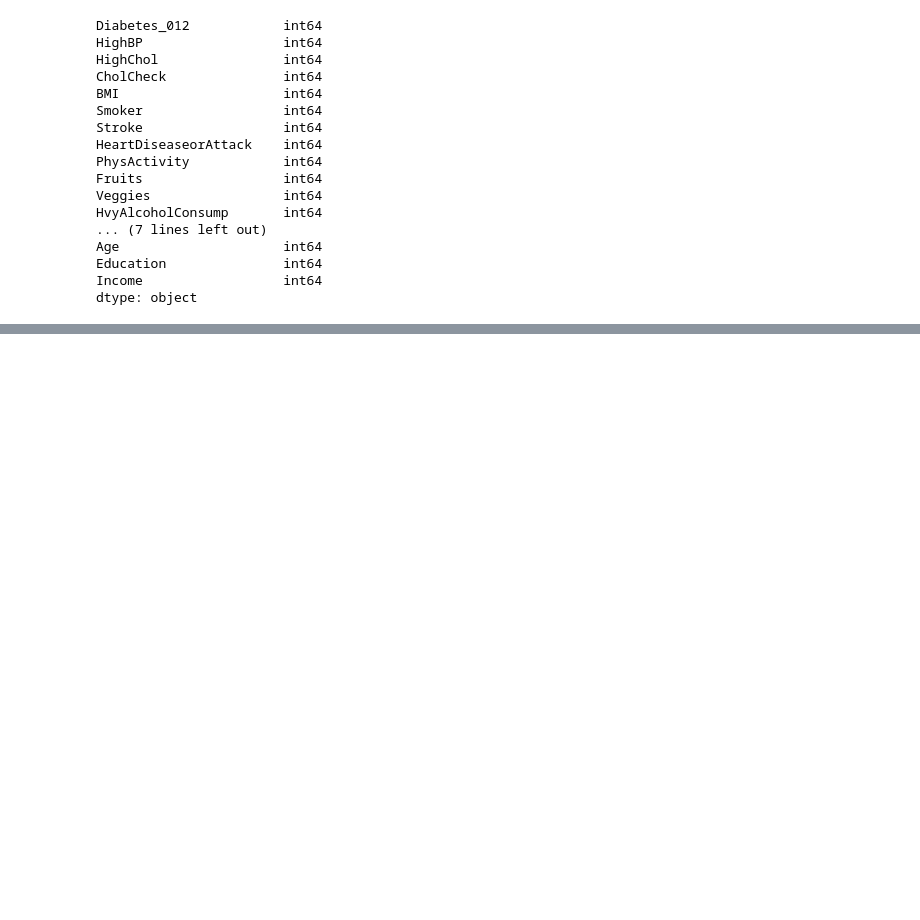
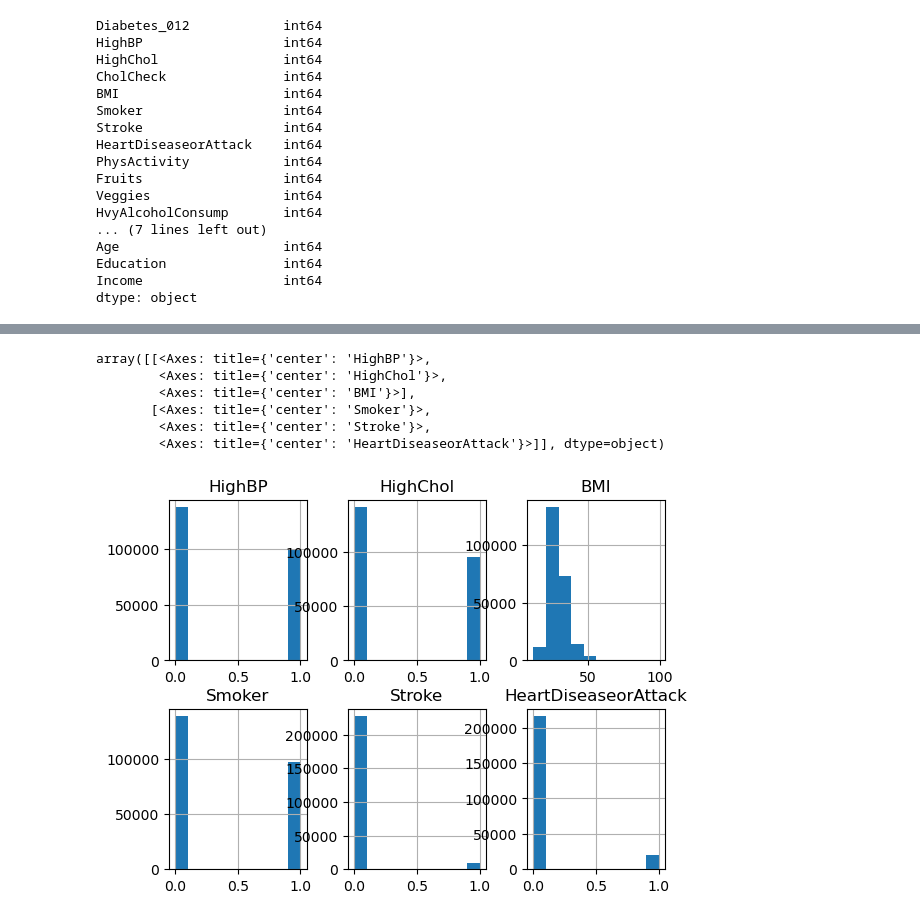
Before and after one commit to bernardeem/Python_projects, a Jupyter notebook: Data_science_projects/Diabetes_prediction_project.ipynb, the cells around one changed output, grey strips where cells are left out. Saved outputs shown, nothing was run; the diff lists cells and outputs as text; code cells hidden in the pictures; blank space fills up the shorter version.

```diff
--- a/Data_science_projects/Diabetes_prediction_project.ipynb
+++ b/Data_science_projects/Diabetes_prediction_project.ipynb
@@ -103,0 +139,16 @@ dtype: object
+# %%
+# analyzing some of the information
+basic_health_columns = ['HighBP', 'HighChol', 'BMI', 'Smoker',
+                         'Stroke', 'HeartDiseaseorAttack',
+                         'PhysActivity', 'Fruits', 'Veggies',
+                         'HvyAlcoholConsump']
+
+df[basic_health_columns[:6]].hist(layout=(2,3))
+# %% [output]
+array([[<Axes: title={'center': 'HighBP'}>,
+        <Axes: title={'center': 'HighChol'}>,
+        <Axes: title={'center': 'BMI'}>],
+       [<Axes: title={'center': 'Smoker'}>,
+        <Axes: title={'center': 'Stroke'}>,
+        <Axes: title={'center': 'HeartDiseaseorAttack'}>]], dtype=object)
+[figure, added]
```
Also changed, not shown: parts of 10 cells of this notebook.
